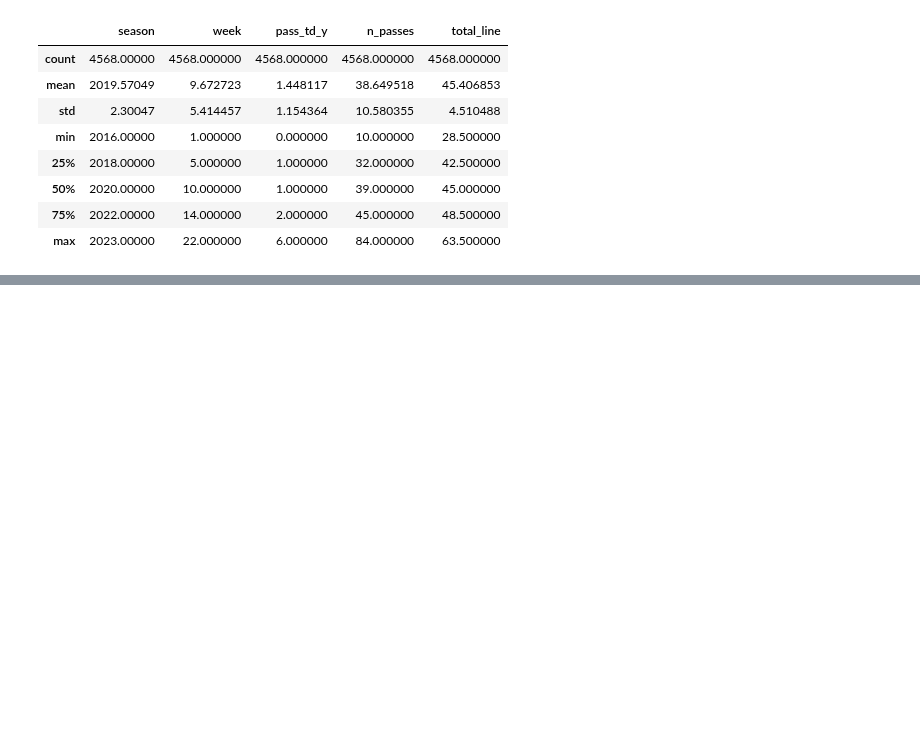
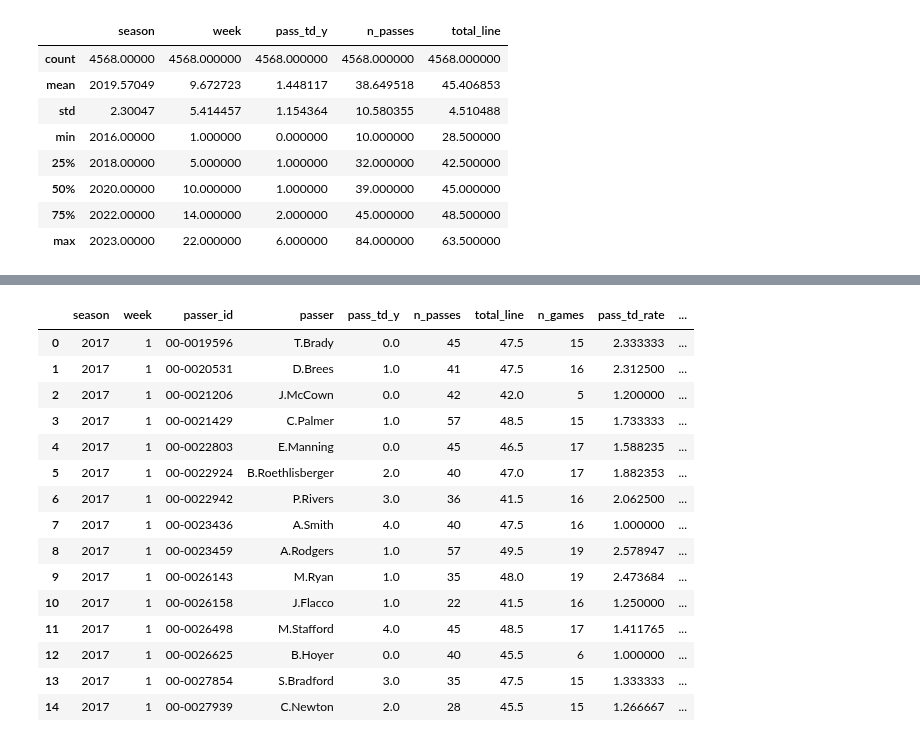
Before and after one commit to bhuggard/CheckTheCover, a Jupyter notebook: passou.ipynb, the cells around one changed output, grey strips where cells are left out. Drawn from its saved outputs; the diff is of its cells as text; code cells hidden in the pictures; blank space fills up the shorter version.

```diff
--- a/passou.ipynb
+++ b/passou.ipynb
@@ -99,0 +161,20 @@ ValueError: setting an array element with a sequence.
+# %%
+# Create DataFrame of all season-week combinations
+seasons = range(2016, 2024)
+weeks = range(1, 23)
+season_week_combinations = pd.DataFrame([(season, week) for season in seasons for week in weeks], columns=['season', 'week'])
+
+# Expand your original DataFrame
+expanded_df = passes_pass_td_y_geq10.merge(season_week_combinations, how='cross')
+
+# Apply the condition
+expanded_df = expanded_df[((expanded_df['season_x'] == expanded_df['season_y'] - 1) |
+                          ((expanded_df['season_x'] == expanded_df['season_y']) & (expanded_df['week_x'] < expanded_df['week_y'])))]
+
+# GroupBy and aggregate
+result = (expanded_df.groupby(['passer_id', 'passer', 'season_y', 'week_y'])
+          .agg(n_games=('pass_td_y', 'count'), pass_td_rate=('pass_td_y', 'mean'))
+          .reset_index())
+
+# Rename columns for clarity
+result.rename(columns={'season_y': 'season', 'week_y': 'week'}, inplace=True)
@@ -99,0 +218,3 @@ ValueError: setting an array element with a sequence.
+# %%
+passes_pass_td_y_geq10 = passes_pass_td_y_geq10.query('season != 2016').merge(
+    result, on = ['season', 'week', 'passer_id', 'passer'], how = 'inner')
@@ -99,0 +237,7 @@ ValueError: setting an array element with a sequence.
+# %%
+pass_fit = smf.glm(
+    formula = 'pass_td_y ~ pass_td_rate + total_line',
+    data = passes_pass_td_y_geq10,
+    family = sm.families.Poisson()).fit()
+# %%
+passes_pass_td_y_geq10['expected_pass_td'] = pass_fit.predict()
@@ -99,0 +261,19 @@ ValueError: setting an array element with a sequence.
+# %%
+passes_pass_td_y_geq10.head(15)
+# %% [output]
+|  | season | week | passer_id | passer | pass_td_y | n_passes | total_line | n_games | pass_td_rate | ... |
+| 0 | 2017 | 1 | 00-0019596 | T.Brady | 0.0 | 45 | 47.5 | 15 | 2.333333 | ... |
+| 1 | 2017 | 1 | 00-0020531 | D.Brees | 1.0 | 41 | 47.5 | 16 | 2.312500 | ... |
+| 2 | 2017 | 1 | 00-0021206 | J.McCown | 0.0 | 42 | 42.0 | 5 | 1.200000 | ... |
+| 3 | 2017 | 1 | 00-0021429 | C.Palmer | 1.0 | 57 | 48.5 | 15 | 1.733333 | ... |
+| 4 | 2017 | 1 | 00-0022803 | E.Manning | 0.0 | 45 | 46.5 | 17 | 1.588235 | ... |
+| 5 | 2017 | 1 | 00-0022924 | B.Roethlisberger | 2.0 | 40 | 47.0 | 17 | 1.882353 | ... |
+| 6 | 2017 | 1 | 00-0022942 | P.Rivers | 3.0 | 36 | 41.5 | 16 | 2.062500 | ... |
+| 7 | 2017 | 1 | 00-0023436 | A.Smith | 4.0 | 40 | 47.5 | 16 | 1.000000 | ... |
+| 8 | 2017 | 1 | 00-0023459 | A.Rodgers | 1.0 | 57 | 49.5 | 19 | 2.578947 | ... |
+| 9 | 2017 | 1 | 00-0026143 | M.Ryan | 1.0 | 35 | 48.0 | 19 | 2.473684 | ... |
+| 10 | 2017 | 1 | 00-0026158 | J.Flacco | 1.0 | 22 | 41.5 | 16 | 1.250000 | ... |
+| 11 | 2017 | 1 | 00-0026498 | M.Stafford | 4.0 | 45 | 48.5 | 17 | 1.411765 | ... |
+| 12 | 2017 | 1 | 00-0026625 | B.Hoyer | 0.0 | 40 | 45.5 | 6 | 1.000000 | ... |
+| 13 | 2017 | 1 | 00-0027854 | S.Bradford | 3.0 | 35 | 47.5 | 15 | 1.333333 | ... |
+| 14 | 2017 | 1 | 00-0027939 | C.Newton | 2.0 | 28 | 45.5 | 15 | 1.266667 | ... |
```
Also changed, not shown: parts of 13 cells of this notebook, 1 other file.
